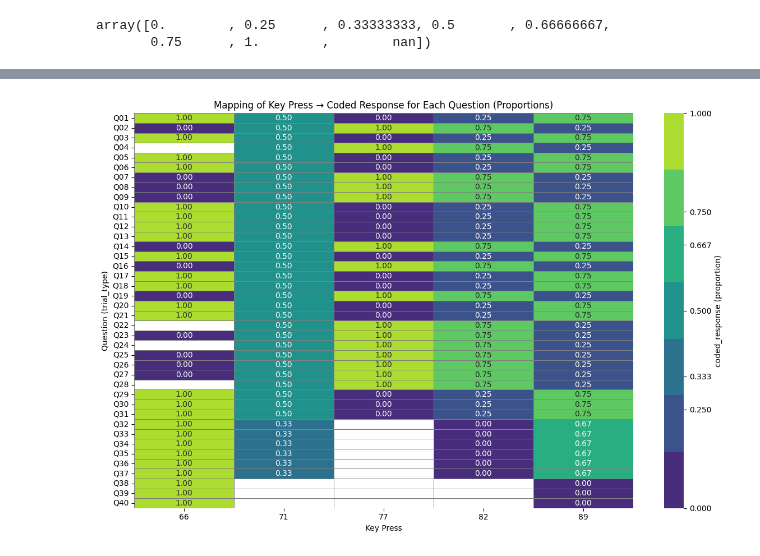
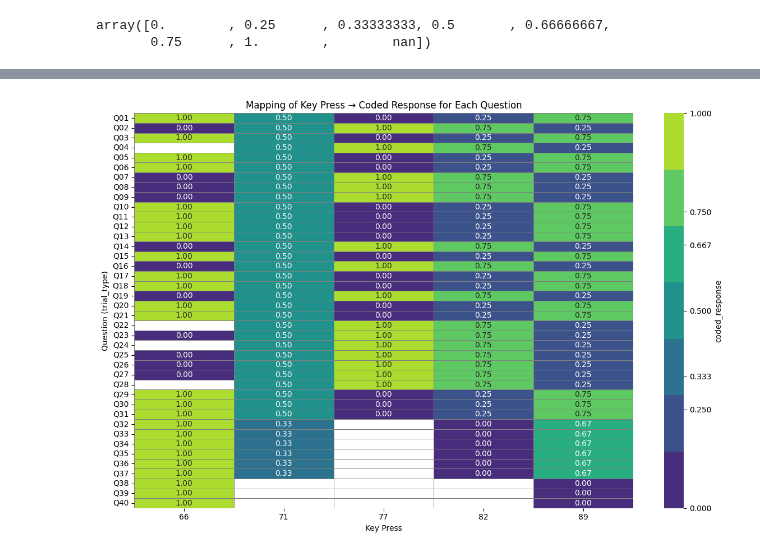
Before and after one commit to jaemonj/survey-medley-code, a Jupyter notebook: analyses/data_exploration/events_data_explore.ipynb, the cells around one changed output, grey strips where cells are left out. Drawn from its saved outputs; the diff is of its cells as text; code cells hidden in the pictures.

Commit message:
added clarifications to figure in events_data_explore

```diff
--- a/analyses/data_exploration/events_data_explore.ipynb
+++ b/analyses/data_exploration/events_data_explore.ipynb
@@ -753,0 +760,10 @@ array([0.        , 0.25      , 0.33333333, 0.5       , 0.66666667,
+# %%
+def label_response(x):
+    if pd.isna(x):
+        return 'missing'
+    return f'{x:.2f}'
+
+
+coded_response_df['coded_response_label'] = coded_response_df['coded_response'].apply(
+    label_response
+)
@@ -754,4 +794,8 @@ array([0.        , 0.25      , 0.33333333, 0.5       , 0.66666667,
 # %%
+# Since the above verifies the key press is always paired with the same coded_response, I can use a mean
+# to pull out that unique coded response value.
+# This figure shows the mapping from key press onto coded response
+
 pivot = coded_response_df.pivot_table(
     index='trial_type',  # y-axis
     columns='key_press',  # x-axis
@@ -763,33 +807,33 @@ pivot = coded_response_df.pivot_table(
 pivot = pivot.reindex(sorted(pivot.index, key=lambda x: int(x[1:])))
 
 
 # Create a list of the unique values (sorted) that appear in your data
 # unique_vals = [0.0, 0.25, 0.33333333, 0.5, 0.66666667, 0.75, 1.0]
 unique_vals = np.unique(coded_response_df['coded_response'])
 unique_vals = unique_vals[~np.isnan(unique_vals)]
 # Create a discrete colormap with as many colors as there are unique values
 cmap = sns.color_palette('viridis', n_colors=len(unique_vals))
 
 plt.figure(figsize=(12, 8))
 sns.heatmap(
     pivot,
     annot=True,
     fmt='.2f',
     cmap=cmap,
     linewidths=0.5,
     linecolor='gray',
     cbar_kws={
-        'label': 'coded_response (proportion)',
+        'label': 'coded_response',
         'ticks': unique_vals,
     },
     vmin=min(unique_vals),
     vmax=max(unique_vals),
 )
 
-plt.title('Mapping of Key Press → Coded Response for Each Question (Proportions)')
+plt.title('Mapping of Key Press → Coded Response for Each Question')
 plt.xlabel('Key Press')
 plt.ylabel('Question (trial_type)')
 plt.tight_layout()
 plt.show()
 # %% [output]
-[figure, old version]
+[figure, new version]
```
Also changed, not shown: parts of 3 cells of this notebook.
